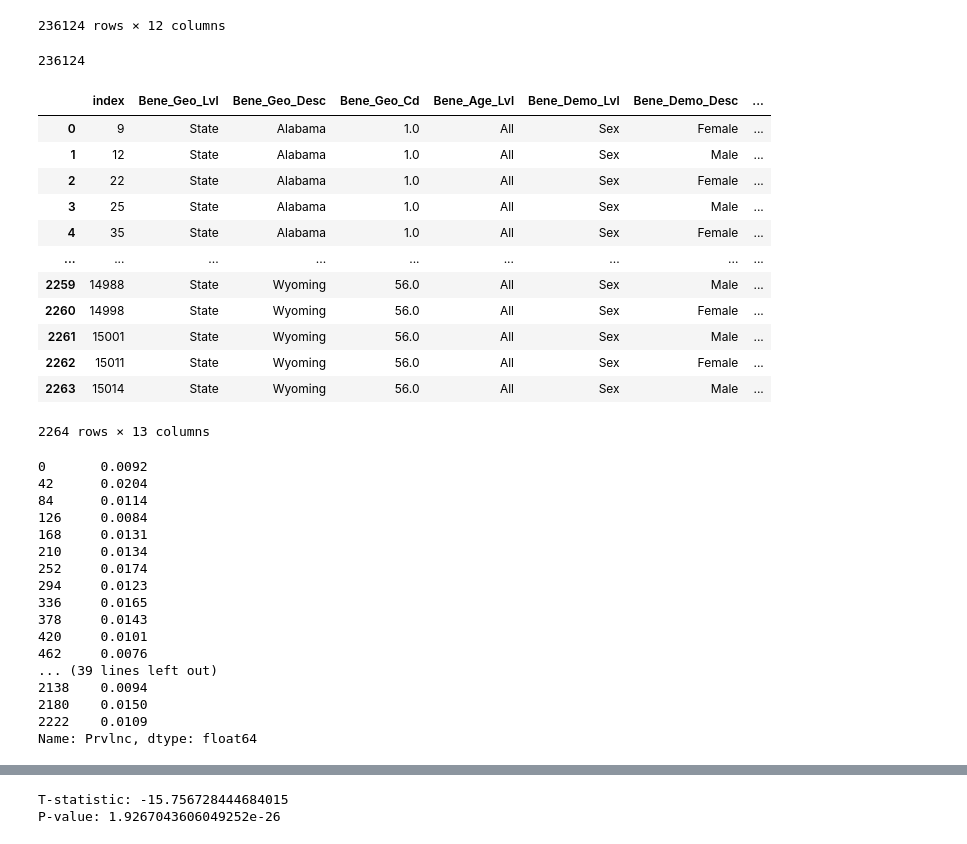
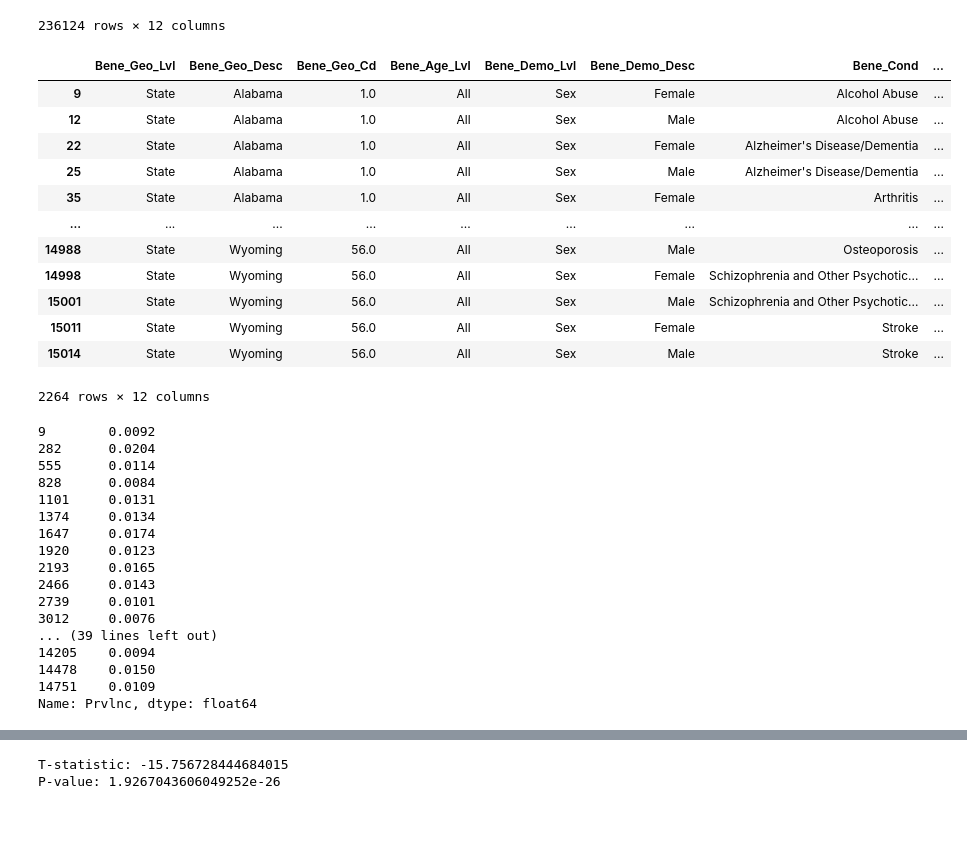
Before and after one commit to c-susan/datasci_5_statistics, a Jupyter notebook: python_statistics.ipynb, the cells around one changed output, grey strips where cells are left out. Drawn from its saved outputs; the diff is of its cells as text; code cells hidden in the pictures.

```diff
--- a/python_statistics.ipynb
+++ b/python_statistics.ipynb
@@ -93,12 +95,3 @@ df2
 | 236122 | State | Unknown | NaN | 65+ | All | All | Schizophrenia and Other Psychotic... | ... |
 | 236123 | State | Unknown | NaN | 65+ | All | All | Stroke | ... |
 236124 rows × 12 columns
-# %%
-## Putting the dataset into a SQL database to use SQL to query spcific rows for the t-test analysis.
-from sqlalchemy import create_engine
-import sqlite3
-conn = sqlite3.connect('health.db')
-c = conn.cursor()
-df2.to_sql('specific_conditions', conn, if_exists='replace')
-# %% [output]
-236124
@@ -112,18 +98,19 @@ response.to_csv('cleaned_specific_chronic_conditions.csv', index=False)
-# %%
-df2 = pd.read_csv('cleaned_specific_chronic_conditions.csv')
-df2
-# %% [output]
-|  | index | Bene_Geo_Lvl | Bene_Geo_Desc | Bene_Geo_Cd | Bene_Age_Lvl | Bene_Demo_Lvl | Bene_Demo_Desc | ... |
-| 0 | 9 | State | Alabama | 1.0 | All | Sex | Female | ... |
-| 1 | 12 | State | Alabama | 1.0 | All | Sex | Male | ... |
-| 2 | 22 | State | Alabama | 1.0 | All | Sex | Female | ... |
-| 3 | 25 | State | Alabama | 1.0 | All | Sex | Male | ... |
-| 4 | 35 | State | Alabama | 1.0 | All | Sex | Female | ... |
-| ... | ... | ... | ... | ... | ... | ... | ... | ... |
-| 2259 | 14988 | State | Wyoming | 56.0 | All | Sex | Male | ... |
-| 2260 | 14998 | State | Wyoming | 56.0 | All | Sex | Female | ... |
-| 2261 | 15001 | State | Wyoming | 56.0 | All | Sex | Male | ... |
-| 2262 | 15011 | State | Wyoming | 56.0 | All | Sex | Female | ... |
-| 2263 | 15014 | State | Wyoming | 56.0 | All | Sex | Male | ... |
-2264 rows × 13 columns
+# %%
+## Selecting rows where column 'Bene_Demo_Desc' is either Female or Male, 'Bene_Age_Lvl' is All, and 'Prvlnc' is not null.
+df2 = df2[(df2['Bene_Demo_Desc'].isin(['Female', 'Male'])) & (df2['Bene_Age_Lvl'] == 'All') & df2['Prvlnc'].notnull()]
+df2
+# %% [output]
+|  | Bene_Geo_Lvl | Bene_Geo_Desc | Bene_Geo_Cd | Bene_Age_Lvl | Bene_Demo_Lvl | Bene_Demo_Desc | Bene_Cond | ... |
+| 9 | State | Alabama | 1.0 | All | Sex | Female | Alcohol Abuse | ... |
+| 12 | State | Alabama | 1.0 | All | Sex | Male | Alcohol Abuse | ... |
+| 22 | State | Alabama | 1.0 | All | Sex | Female | Alzheimer's Disease/Dementia | ... |
+| 25 | State | Alabama | 1.0 | All | Sex | Male | Alzheimer's Disease/Dementia | ... |
+| 35 | State | Alabama | 1.0 | All | Sex | Female | Arthritis | ... |
+| ... | ... | ... | ... | ... | ... | ... | ... | ... |
+| 14988 | State | Wyoming | 56.0 | All | Sex | Male | Osteoporosis | ... |
+| 14998 | State | Wyoming | 56.0 | All | Sex | Female | Schizophrenia and Other Psychotic... | ... |
+| 15001 | State | Wyoming | 56.0 | All | Sex | Male | Schizophrenia and Other Psychotic... | ... |
+| 15011 | State | Wyoming | 56.0 | All | Sex | Female | Stroke | ... |
+| 15014 | State | Wyoming | 56.0 | All | Sex | Male | Stroke | ... |
+2264 rows × 12 columns
 # %%
@@ -134,22 +121,22 @@ alcohol = df2[df2['Bene_Cond'] == 'Alcohol Abuse']
 alcohol_female = alcohol[alcohol['Bene_Demo_Desc'] == 'Female']['Prvlnc']
 alcohol_female
 # %% [output]
-0       0.0092
-42      0.0204
-84      0.0114
-126     0.0084
-168     0.0131
-210     0.0134
-252     0.0174
-294     0.0123
-336     0.0165
-378     0.0143
-420     0.0101
-462     0.0076
+9        0.0092
+282      0.0204
+555      0.0114
+828      0.0084
+1101     0.0131
+1374     0.0134
+1647     0.0174
+1920     0.0123
+2193     0.0165
+2466     0.0143
+2739     0.0101
+3012     0.0076
 ... (39 lines left out)
-2138    0.0094
-2180    0.0150
-2222    0.0109
+14205    0.0094
+14478    0.0150
+14751    0.0109
 Name: Prvlnc, dtype: float64
 # %%
 alcohol_male = alcohol[alcohol['Bene_Demo_Desc'] == 'Male']['Prvlnc']
```
Also changed, not shown: parts of 10 cells of this notebook.
